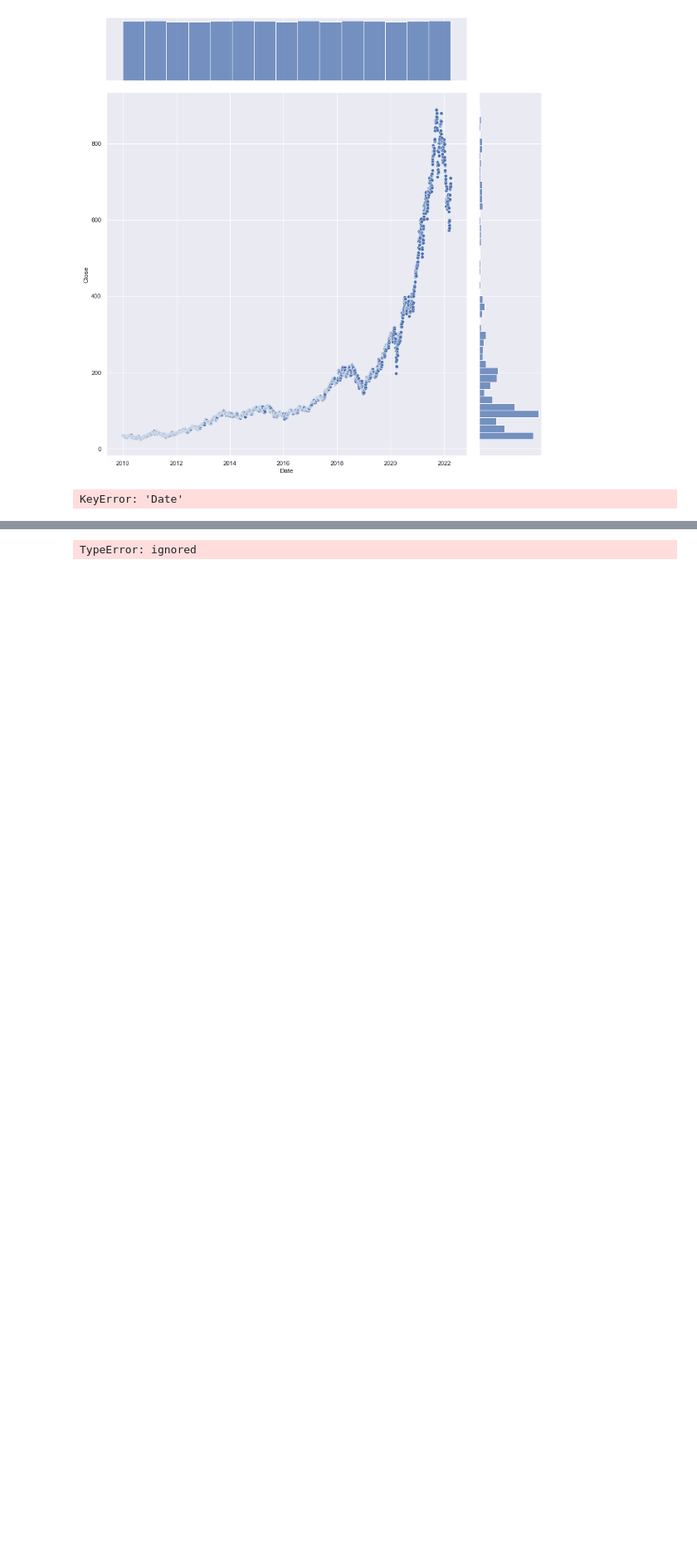
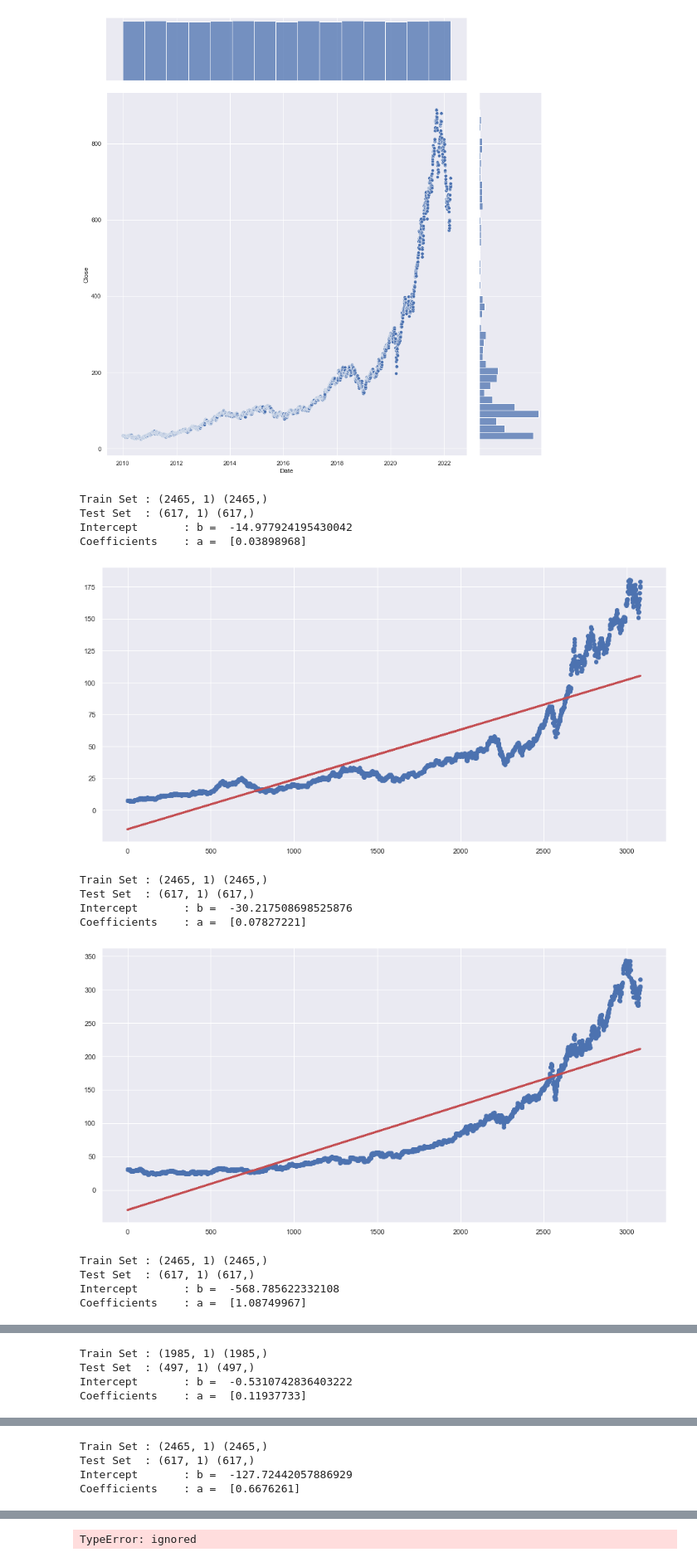
Before and after one commit to nobeeeeel/DSAI, a Jupyter notebook: stockTraderML.ipynb, the cells around one changed output, grey strips where cells are left out. Shown at 83% size. Drawn from its saved outputs; the diff is of its cells as text; code cells hidden in the pictures; blank space fills up the shorter version.

Commit message:
Update stockTraderML.ipynb
Fixed Key error for Date

```diff
--- a/stockTraderML.ipynb
+++ b/stockTraderML.ipynb
@@ -80,32 +80,46 @@ from sklearn.model_selection import train_test_split
 linreg = LinearRegression()
 
 for ticker in stocksData:
+    stocksData[ticker] = stocksData[ticker].reset_index()
     X = np.array(pd.to_datetime(stocksData[ticker]['Date'].index.values, format='%Y-%m-%d'), dtype=float)
     X = X.reshape(-1, 1)
     y = np.array(stocksData[ticker]['Close'].values, dtype=float)
 
     ## HELP PLS I CANT FIGURE OUT HOW TO DO THE LINEAR REG IT SAYS KEYERROR
 
     # Split the Dataset into random Train and Test
     X_train, X_test, y_train, y_test = train_test_split(X, y, test_size = 0.2)
 
     # Check the sample sizes
     print("Train Set :", X_train.shape, y_train.shape)
     print("Test Set  :", X_test.shape, y_test.shape)
 
     linreg.fit(X_train, y_train)
 
     print('Intercept \t: b = ', linreg.intercept_)
     print('Coefficients \t: a = ', linreg.coef_)
 
     # Formula for the Regression line
     regline_x = X_train
     regline_y = linreg.intercept_ + linreg.coef_ * X_train
 
     # Plot the Linear Regression line
     f, axes = plt.subplots(1, 1, figsize=(16, 8))
     plt.scatter(X_train, y_train)
     plt.plot(regline_x, regline_y, 'r-', linewidth = 3)
     plt.show()
 # %% [output]
-KeyError: 'Date'
+Train Set : (2465, 1) (2465,)
+Test Set  : (617, 1) (617,)
+Intercept       : b =  -14.977924195430042
+Coefficients    : a =  [0.03898968]
+[figure, added]
+Train Set : (2465, 1) (2465,)
+Test Set  : (617, 1) (617,)
+Intercept       : b =  -30.217508698525876
+Coefficients    : a =  [0.07827221]
+[figure, added]
+Train Set : (2465, 1) (2465,)
+Test Set  : (617, 1) (617,)
+Intercept       : b =  -568.785622332108
+Coefficients    : a =  [1.08749967]
@@ -111,0 +127,4 @@ KeyError: 'Date'
+Train Set : (1985, 1) (1985,)
+Test Set  : (497, 1) (497,)
+Intercept       : b =  -0.5310742836403222
+Coefficients    : a =  [0.11937733]
@@ -111,0 +132,4 @@ KeyError: 'Date'
+Train Set : (2465, 1) (2465,)
+Test Set  : (617, 1) (617,)
+Intercept       : b =  -127.72442057886929
+Coefficients    : a =  [0.6676261]
```
Also changed, not shown: parts of 2 cells of this notebook.
